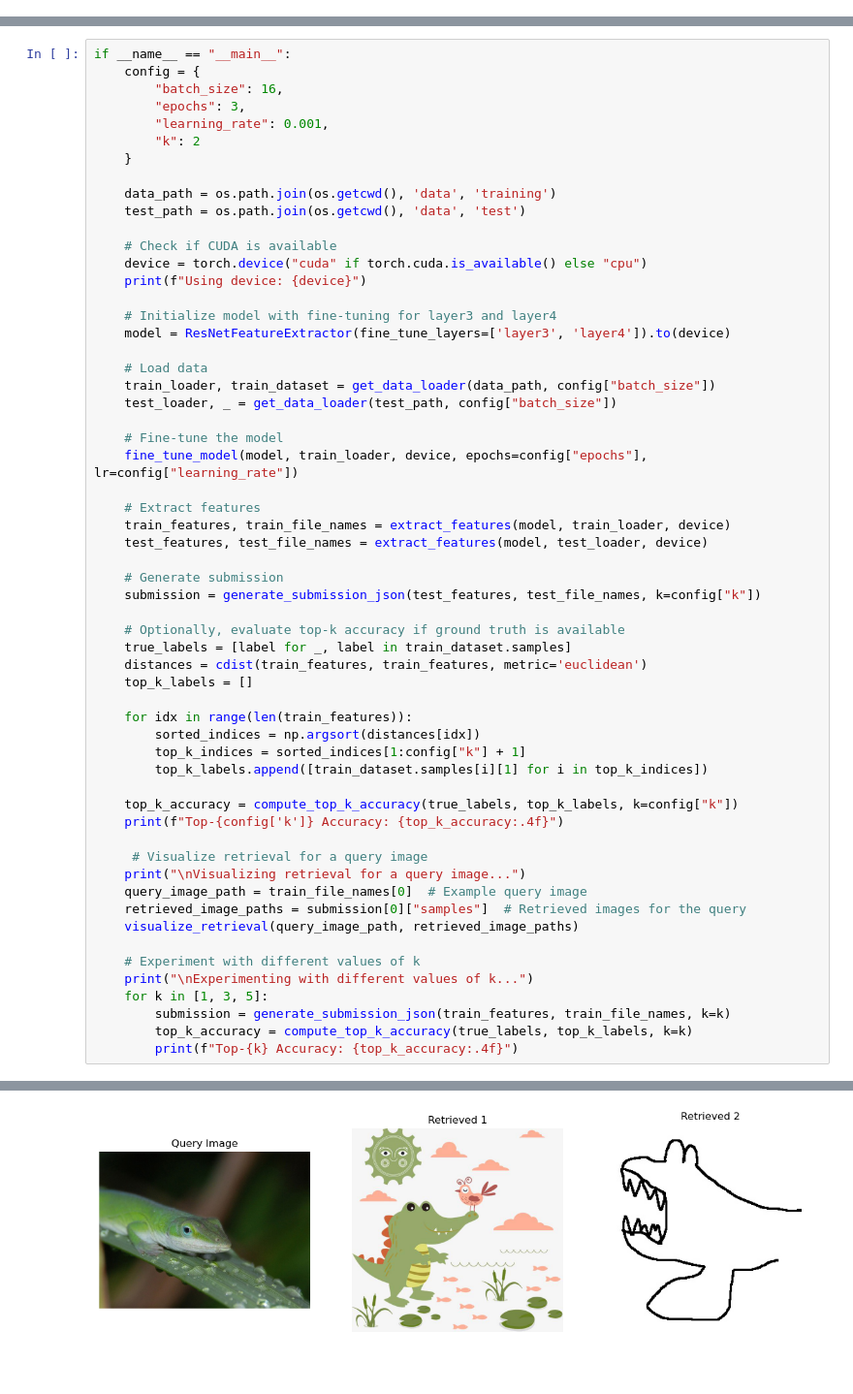
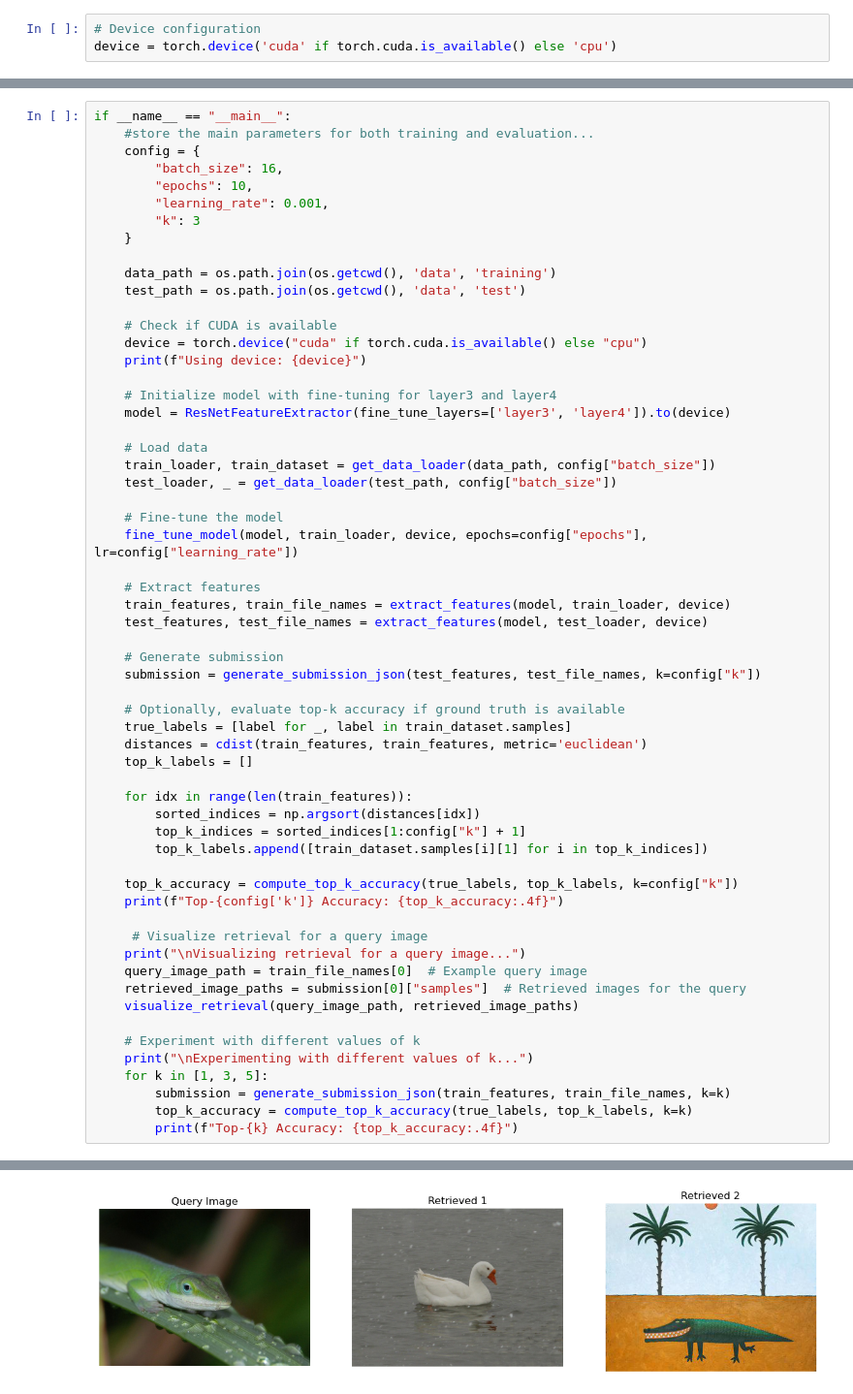
Before and after one commit to tercasaskova311/ml-project-intro, a Jupyter notebook: ResNet_.ipynb, the cells around one changed output, grey strips where cells are left out. Shown: that part at 97% size. Saved outputs shown, nothing was run; the diff lists cells and outputs as text.

```diff
--- a/ResNet_.ipynb
+++ b/ResNet_.ipynb
@@ -11,2 +15,5 @@ import os
+# %%
+# Device configuration
+device = torch.device('cuda' if torch.cuda.is_available() else 'cpu')
 # %%
 class ResNetFeatureExtractor(torch.nn.Module):
@@ -203,10 +237,11 @@ def visualize_retrieval(query_image_path, retrieved_image_paths):
 # %%
 if __name__ == "__main__":
+    #store the main parameters for both training and evaluation...
     config = {
         "batch_size": 16,
-        "epochs": 3,
+        "epochs": 10,
         "learning_rate": 0.001,
-        "k": 2
+        "k": 3
     }
 
     data_path = os.path.join(os.getcwd(), 'data', 'training')
@@ -267,5 +309,5 @@ Top-2 Accuracy: 0.9167
 
 Visualizing retrieval for a query image...
-[figure, old version]
+[figure, new version]
 Experimenting with different values of k...
 IndexError: index 36 is out of bounds for axis 0 with size 36
```
Also changed, not shown: parts of 10 cells of this notebook, 6 other files.
